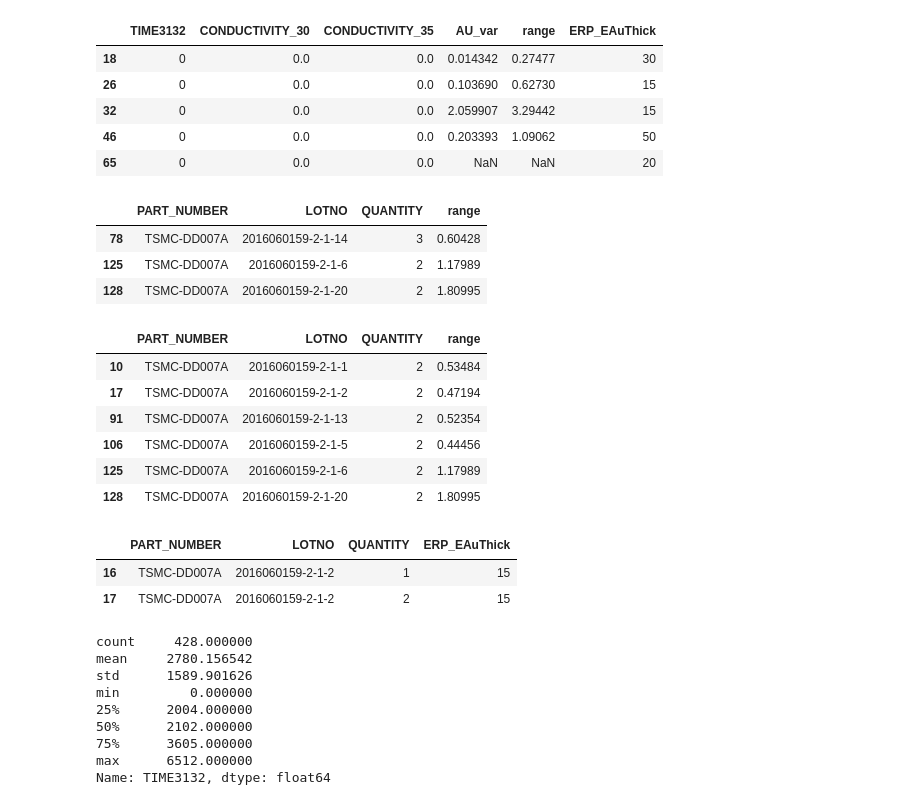
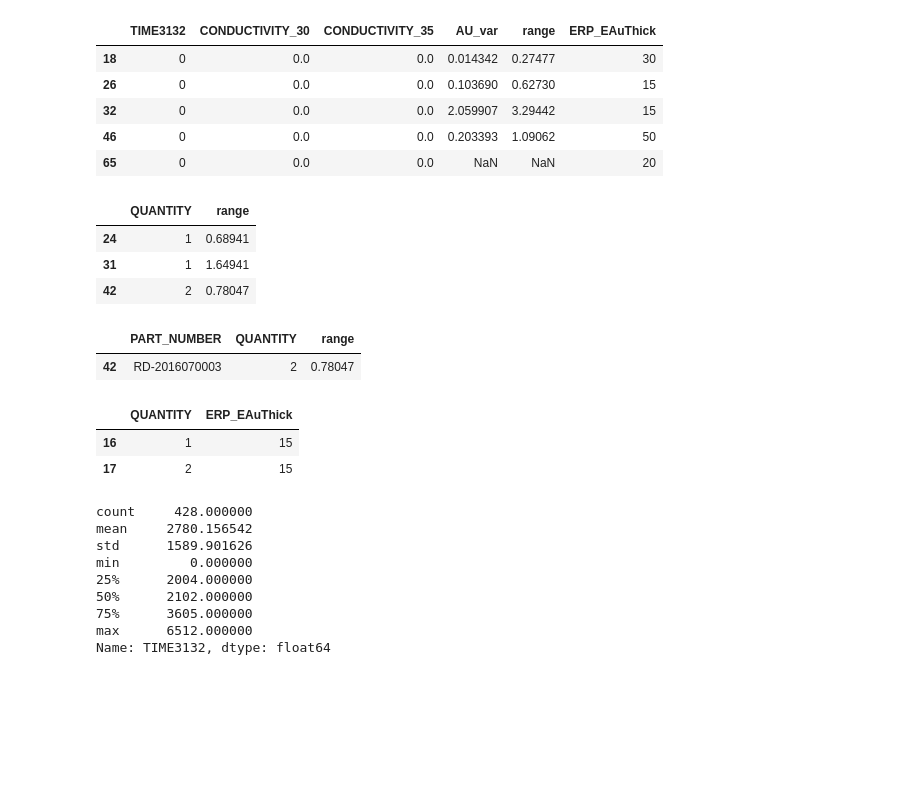
Before and after one commit to randomForester/Defect-detection, a Jupyter notebook: GroupBy/Data_Manipulation_Au_Thickness.ipynb, the cells around one changed output. Saved outputs shown, nothing was run; the diff lists cells and outputs as text; code cells hidden in the pictures; blank space fills up the shorter version.

```diff
--- a/GroupBy/Data_Manipulation_Au_Thickness.ipynb
+++ b/GroupBy/Data_Manipulation_Au_Thickness.ipynb
@@ -221,28 +202,23 @@ df2[df2.TIME3132 == 0].head()
 | 46 | 0 | 0.0 | 0.0 | 0.203393 | 1.09062 | 50 |
 | 65 | 0 | 0.0 | 0.0 | NaN | NaN | 20 |
 # %%
-df[["PART_NUMBER","LOTNO","QUANTITY","range"]][(df.PART_NUMBER=="TSMC-DD007A")&(df.range>=0.6)]
+df[["QUANTITY","range"]][(df.PART_NUMBER=="RD-2016070003")&(df.range>=0.6)]
 # %% [output]
-|  | PART_NUMBER | LOTNO | QUANTITY | range |
-| 78 | TSMC-DD007A | 2016060159-2-1-14 | 3 | 0.60428 |
-| 125 | TSMC-DD007A | 2016060159-2-1-6 | 2 | 1.17989 |
-| 128 | TSMC-DD007A | 2016060159-2-1-20 | 2 | 1.80995 |
+|  | QUANTITY | range |
+| 24 | 1 | 0.68941 |
+| 31 | 1 | 1.64941 |
+| 42 | 2 | 0.78047 |
 # %%
-df[["PART_NUMBER","LOTNO","QUANTITY","range"]][(df.PART_NUMBER=="TSMC-DD007A")&(df.QUANTITY==2)]
+df[["PART_NUMBER","QUANTITY","range"]][(df.PART_NUMBER=="RD-2016070003")&(df.QUANTITY==2)]
 # %% [output]
-|  | PART_NUMBER | LOTNO | QUANTITY | range |
-| 10 | TSMC-DD007A | 2016060159-2-1-1 | 2 | 0.53484 |
-| 17 | TSMC-DD007A | 2016060159-2-1-2 | 2 | 0.47194 |
-| 91 | TSMC-DD007A | 2016060159-2-1-13 | 2 | 0.52354 |
-| 106 | TSMC-DD007A | 2016060159-2-1-5 | 2 | 0.44456 |
-| 125 | TSMC-DD007A | 2016060159-2-1-6 | 2 | 1.17989 |
-| 128 | TSMC-DD007A | 2016060159-2-1-20 | 2 | 1.80995 |
+|  | PART_NUMBER | QUANTITY | range |
+| 42 | RD-2016070003 | 2 | 0.78047 |
 # %%
-df.loc[(df["PART_NUMBER"]=="TSMC-DD007A")&(df["LOTNO"]=="2016060159-2-1-2"), ["PART_NUMBER","LOTNO","QUANTITY","ERP_EAuThick"]]
+df.loc[(df["PART_NUMBER"]=="TSMC-DD007A")&(df["LOTNO"]=="2016060159-2-1-2"), ["QUANTITY","ERP_EAuThick"]]
 # %% [output]
-|  | PART_NUMBER | LOTNO | QUANTITY | ERP_EAuThick |
-| 16 | TSMC-DD007A | 2016060159-2-1-2 | 1 | 15 |
-| 17 | TSMC-DD007A | 2016060159-2-1-2 | 2 | 15 |
+|  | QUANTITY | ERP_EAuThick |
+| 16 | 1 | 15 |
+| 17 | 2 | 15 |
 # %%
 df['TIME3132'].describe()
 # %% [output]
```
Also changed, not shown: parts of 4 cells of this notebook.
